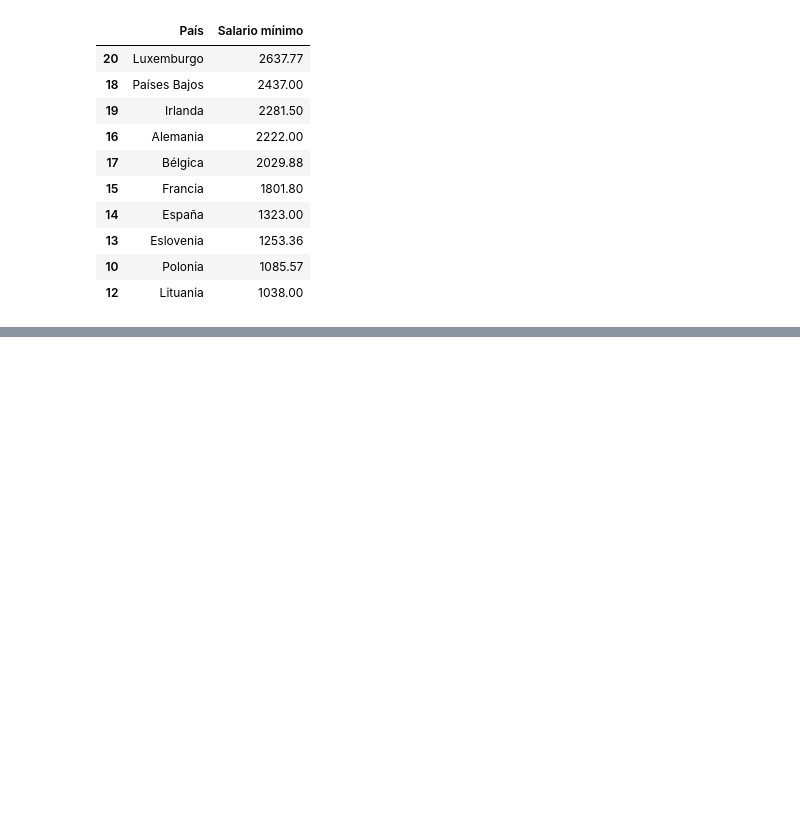
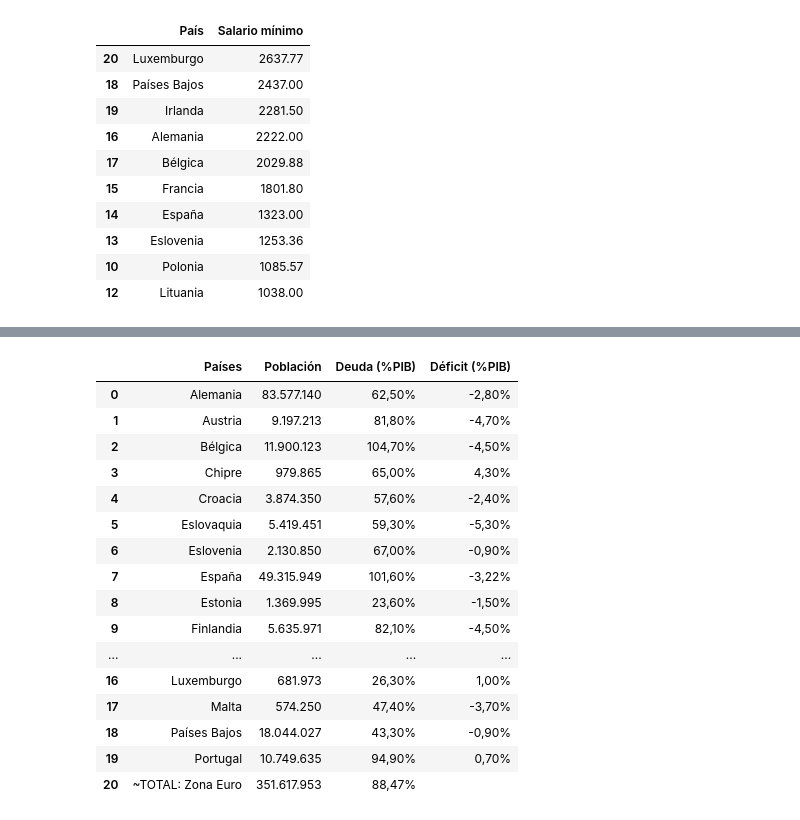
Before and after one commit to Noelia0708/Creacion-Parque-Atracciones, a Jupyter notebook: Proyecto_Parque_Atracciones.ipynb, the cells around one changed output, grey strips where cells are left out. Saved outputs shown, nothing was run; the diff lists cells and outputs as text; code cells hidden in the pictures; blank space fills up the shorter version.

```diff
--- a/Proyecto_Parque_Atracciones.ipynb
+++ b/Proyecto_Parque_Atracciones.ipynb
@@ -407,3 +429,43 @@ top_10_salario
 | 13 | Eslovenia | 1253.36 |
 | 10 | Polonia | 1085.57 |
 | 12 | Lituania | 1038.00 |
+# %%
+import requests
+from bs4 import BeautifulSoup
+import pandas as pd
+
+# URL de la página que quieres extraer
+url = "https://datosmacro.expansion.com/paises/grupos/zona-euro"
+
+# Realizar la petición HTTP
+resp = requests.get(url)
+resp.raise_for_status()  # asegurarnos que la petición fue exitosa
+
+# Parsear con BeautifulSoup
+soup = BeautifulSoup(resp.text, 'html.parser')
+
+# Encontrar la tabla (o las tablas) relevantes
+# Aquí suponemos que la tabla está identificada como <table>
+tables = soup.find_all('table')
+print(f"Se han encontrado {len(tables)} tablas en la página.")
+
+# Supongamos que la tabla que quieres es la primera
+table = tables[0]
+
+# Extraer los encabezados
+header_cells = table.find('thead').find_all('th')
+headers = [cell.get_text(strip=True) for cell in header_cells]
+
+# Extraer las filas de datos
+data = []
+for row in table.find('tbody').find_all('tr'):
+    cols = row.find_all('td')
+    if not cols:
+        continue
+    data.append([col.get_text(strip=True) for col in cols])
+
+# Crear un DataFrame con pandas
+pais_poblacion = pd.DataFrame(data, columns=headers)
+
+# Ver el DataFrame resultante
+print(pais_poblacion.head())
@@ -409,0 +490,22 @@ top_10_salario
+# %%
+pais_poblacion["Países"] = pais_poblacion["Países"].str.replace("[+]", "", regex=False)
+# %%
+pais_poblacion
+# %% [output]
+|  | Países | Población | Deuda (%PIB) | Déficit (%PIB) |
+| 0 | Alemania | 83.577.140 | 62,50% | -2,80% |
+| 1 | Austria | 9.197.213 | 81,80% | -4,70% |
+| 2 | Bélgica | 11.900.123 | 104,70% | -4,50% |
+| 3 | Chipre | 979.865 | 65,00% | 4,30% |
+| 4 | Croacia | 3.874.350 | 57,60% | -2,40% |
+| 5 | Eslovaquia | 5.419.451 | 59,30% | -5,30% |
+| 6 | Eslovenia | 2.130.850 | 67,00% | -0,90% |
+| 7 | España | 49.315.949 | 101,60% | -3,22% |
+| 8 | Estonia | 1.369.995 | 23,60% | -1,50% |
+| 9 | Finlandia | 5.635.971 | 82,10% | -4,50% |
+| ... | ... | ... | ... | ... |
+| 16 | Luxemburgo | 681.973 | 26,30% | 1,00% |
+| 17 | Malta | 574.250 | 47,40% | -3,70% |
+| 18 | Países Bajos | 18.044.027 | 43,30% | -0,90% |
+| 19 | Portugal | 10.749.635 | 94,90% | 0,70% |
+| 20 | ~TOTAL: Zona Euro | 351.617.953 | 88,47% |  |
```
Also changed, not shown: parts of 11 cells of this notebook, 1 other file.
